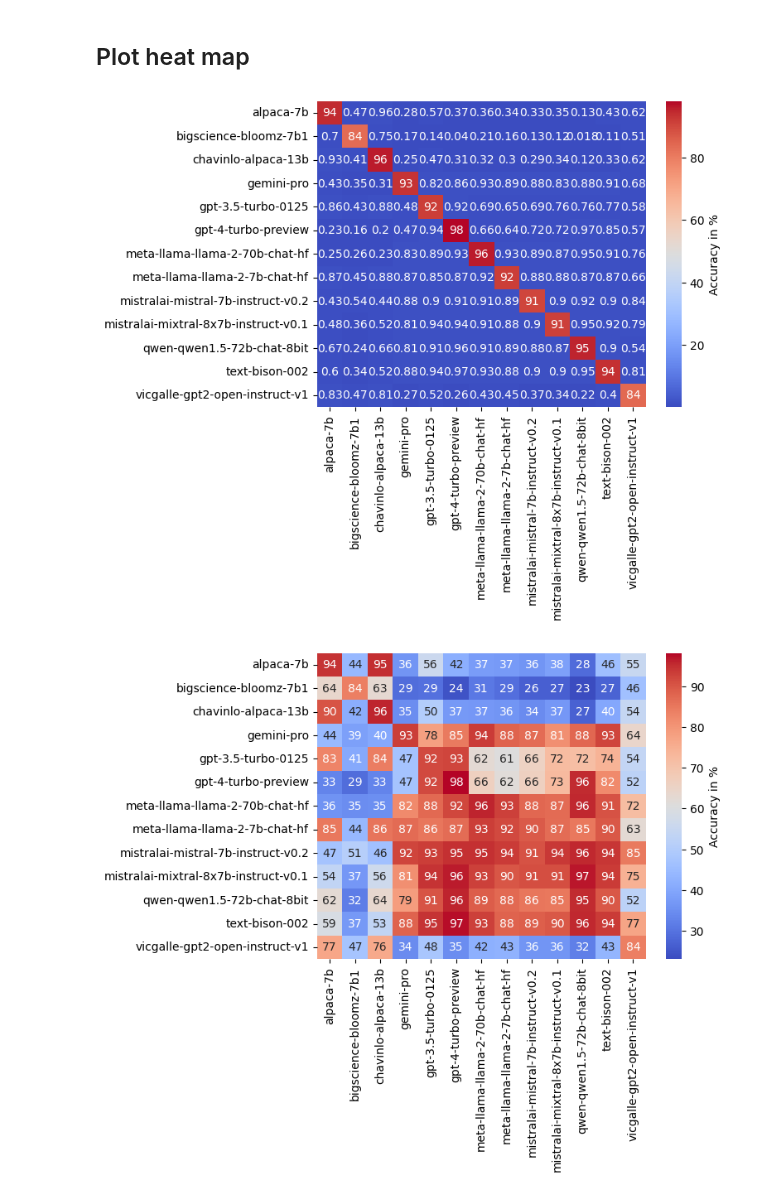
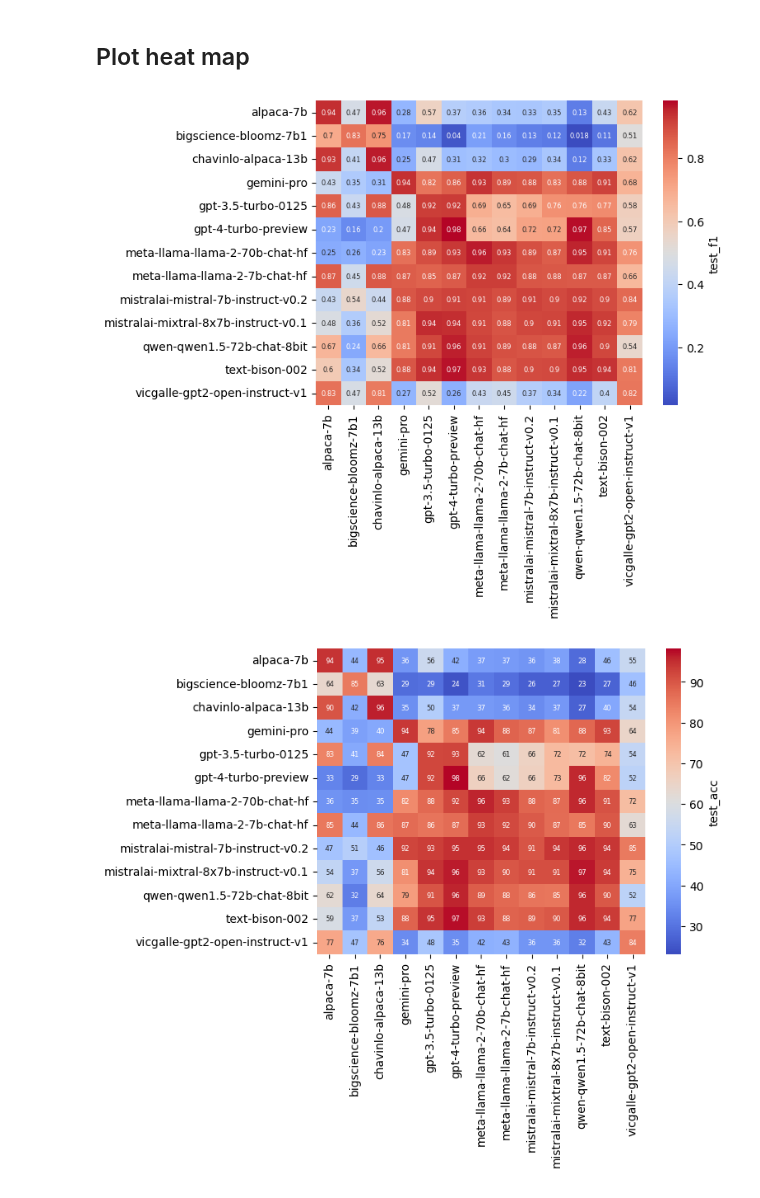
Before and after one commit to dundurlunka/llm-detect, a Jupyter notebook: src/baseline/one-vs-all-heat-map.ipynb, the cells around one changed output. Cells and saved outputs as stored; diff of their text form; code cells hidden in the pictures.

Commit message:
generated json files with more detailed llm against self results and updated the heatmap

```diff
--- a/src/baseline/one-vs-all-heat-map.ipynb
+++ b/src/baseline/one-vs-all-heat-map.ipynb
@@ -13,18 +13,18 @@ import seaborn as sb
 # %%
 RESULTS_PATH='../../data/baseline/results'
 # %%
-native_test_acc_dict = {}
+native_metrics_dict = {}
 # Get test accuracy for the LLM the classifier has trained on
 for filename in os.listdir(RESULTS_PATH):
-    if not filename.endswith('.json') or filename.startswith('one_vs_all'):
+    if not filename.endswith('test_metrics.json') or filename.startswith('one_vs_all'):
         continue
+
     filepath = os.path.join(RESULTS_PATH, filename)
     with open(filepath, 'r') as file:
         data = json.load(file)
-        last_test_acc = data['test_acc'][-1]
         # Use the filename without the .json extension as the key
-        key = os.path.splitext(filename)[0]
-        native_test_acc_dict[key] = last_test_acc
+        key = os.path.splitext(filename)[0].split('_')[0]
+        native_metrics_dict[key] = data
 
 data = None
 with open(f'{RESULTS_PATH}/one_vs_all.json', 'r', encoding='utf-8') as f:
@@ -38,7 +56,7 @@ with open(f'{RESULTS_PATH}/one_vs_all.json', 'r', encoding='utf-8') as f:
 # 14x15 matrix; each row displays the accuracy of a classifier trained on one LLM and tested on the other LLM test sets, as well as the human test set
 # The LLMs should be sorted for each row, so we get a classifier trained on LLM X's performance on X's test data at the diagonal square
 # (the diagonal goes from (1,1) to (14,14), as we don't train a classifier on human data only)
-def plot_heat_map(data, native_test_acc_dict, use_full_test_set=True, metric='test_acc'):
+def plot_heat_map(data, native_metrics_dict, use_full_test_set=True, metric='test_acc'):
     test_set_attribute = 'vs_full_test_set' if use_full_test_set else 'vs_30_percent_test_set'
     heatmap_data = []
 
@@ -46,7 +64,7 @@ def plot_heat_map(data, native_test_acc_dict, use_full_test_set=True, metric='te
         base_model = item['base_model']
         results = {}
         results['base_model'] = base_model
-        results[base_model] = native_test_acc_dict[base_model]
+        results[base_model] = native_metrics_dict[base_model][metric]
 
         for result in item['results_against_all_llms']:
             for model_name, model_data in result.items():
@@ -59,13 +77,13 @@ def plot_heat_map(data, native_test_acc_dict, use_full_test_set=True, metric='te
     df.set_index('base_model', inplace=True)
     df = df.sort_index(axis=1)
 
-    ax = sb.heatmap(df, annot=True, cmap='coolwarm', cbar_kws={'label': 'Accuracy in %'}, )
+    ax = sb.heatmap(df, annot=True, annot_kws={"size": 6}, cmap='coolwarm', linewidths=0, cbar_kws={'label': f'{metric}'}, )
     ax.set(xlabel="", ylabel="")
 # %%
-plot_heat_map(data, native_test_acc_dict, use_full_test_set=False, metric='test_f1')
+plot_heat_map(data, native_metrics_dict, use_full_test_set=False, metric='test_f1')
 # %% [output]
-[figure, old version]
+[figure, new version]
 # %%
-plot_heat_map(data, native_test_acc_dict, use_full_test_set=True, metric='test_acc')
+plot_heat_map(data, native_metrics_dict, use_full_test_set=True, metric='test_acc')
 # %% [output]
-[figure, old version]
+[figure, new version]
```
Also changed, not shown: parts of 4 cells of this notebook, 14 other files.
